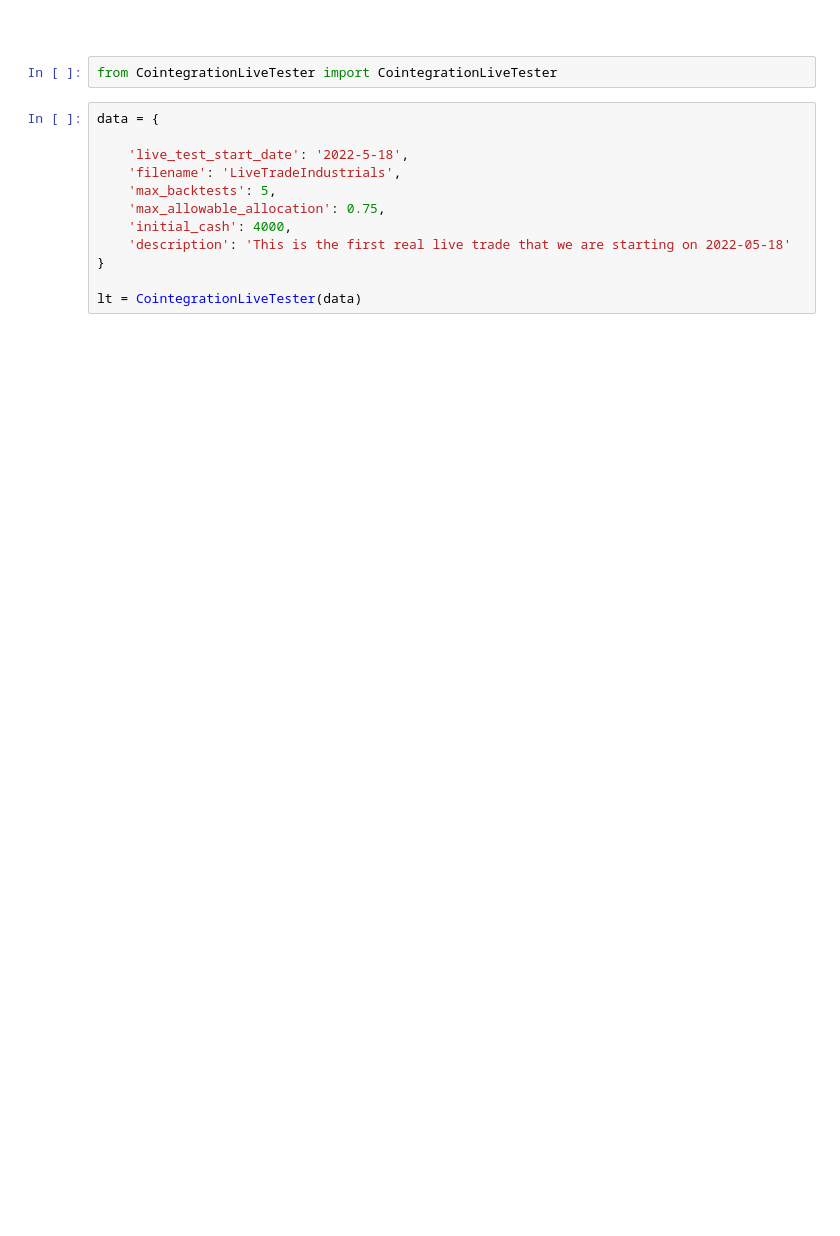
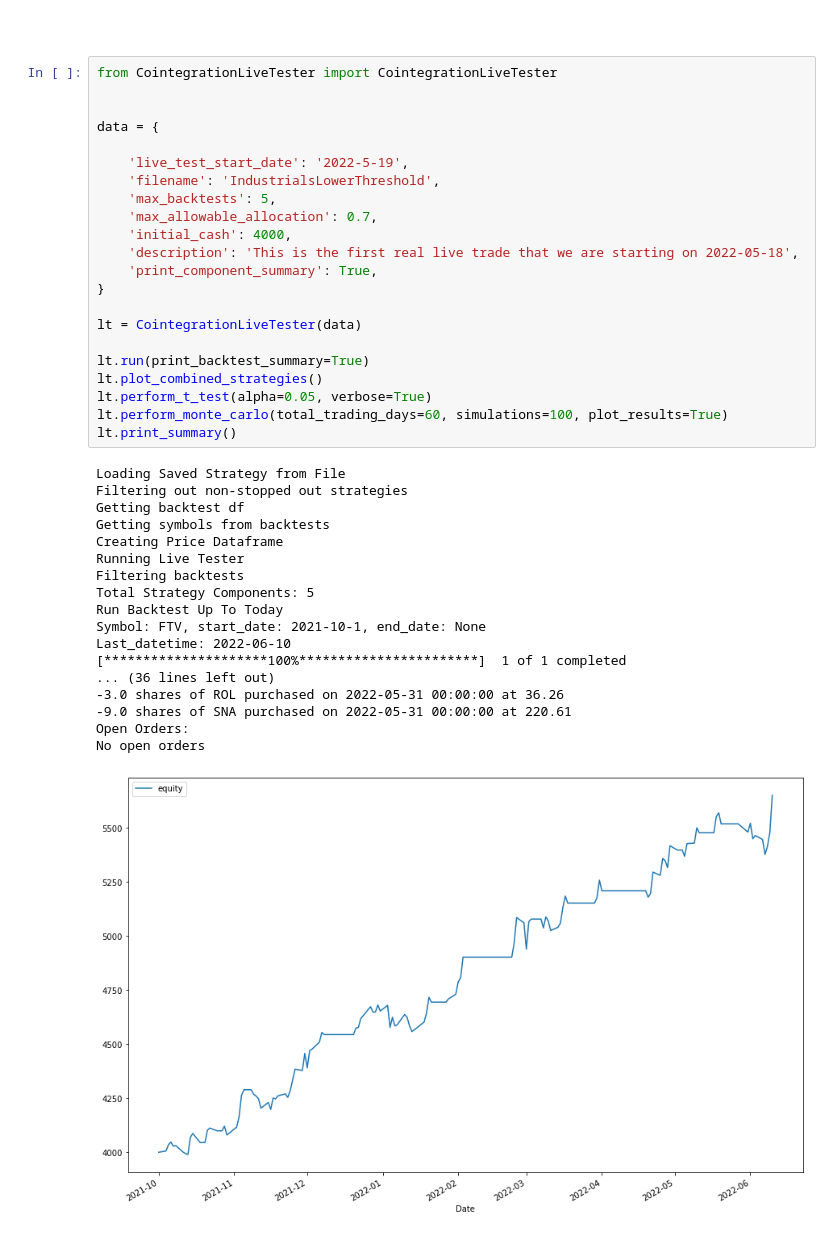
Before and after one commit to biminisurfer/CointegrationStrategyFactory, a Jupyter notebook: CointegrationLiveTester.ipynb, the cells around one changed output. Drawn from its saved outputs; the diff is of its cells as text; blank space fills up the shorter version.

Commit message:
Lots of changes since Golf Trip and getting COVID

```diff
--- a/CointegrationLiveTester.ipynb
+++ b/CointegrationLiveTester.ipynb
@@ -1,16 +1,43 @@
 # %% [markdown]
 #####
-# %%
-from CointegrationLiveTester import CointegrationLiveTester
 # %%
+from CointegrationLiveTester import CointegrationLiveTester
+
+
 data = {
 
-    'live_test_start_date': '2022-5-18',
-    'filename': 'LiveTradeIndustrials',
+    'live_test_start_date': '2022-5-19',
+    'filename': 'IndustrialsLowerThreshold',
     'max_backtests': 5,
-    'max_allowable_allocation': 0.75,
+    'max_allowable_allocation': 0.7,
     'initial_cash': 4000,
-    'description': 'This is the first real live trade that we are starting on 2022-05-18'
+    'description': 'This is the first real live trade that we are starting on 2022-05-18',
+    'print_component_summary': True,
 }
 
 lt = CointegrationLiveTester(data)
+
+lt.run(print_backtest_summary=True)
+lt.plot_combined_strategies()
+lt.perform_t_test(alpha=0.05, verbose=True)
+lt.perform_monte_carlo(total_trading_days=60, simulations=100, plot_results=True)
+lt.print_summary()
+# %% [output]
+Loading Saved Strategy from File
+Filtering out non-stopped out strategies
+Getting backtest df
+Getting symbols from backtests
+Creating Price Dataframe
+Running Live Tester
+Filtering backtests
+Total Strategy Components: 5
+Run Backtest Up To Today
+Symbol: FTV, start_date: 2021-10-1, end_date: None
+Last_datetime: 2022-06-10
+[*********************100%***********************]  1 of 1 completed
+... (36 lines left out)
+-3.0 shares of ROL purchased on 2022-05-31 00:00:00 at 36.26
+-9.0 shares of SNA purchased on 2022-05-31 00:00:00 at 220.61
+Open Orders:
+No open orders
+[figure, added]
```
Also changed, not shown: parts of 8 cells of this notebook, 32 other files.
